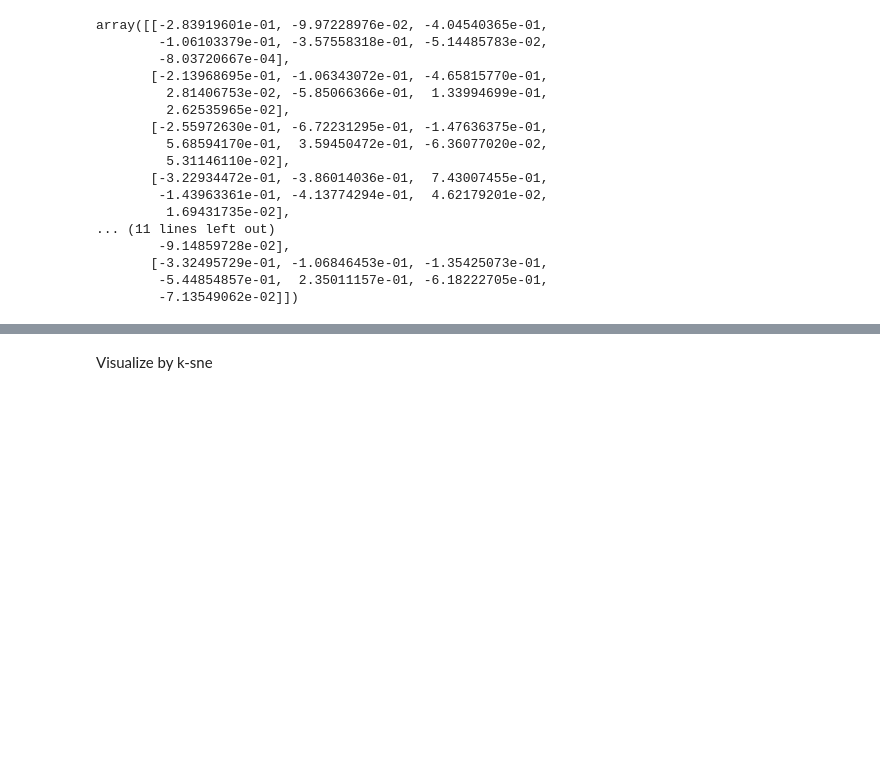
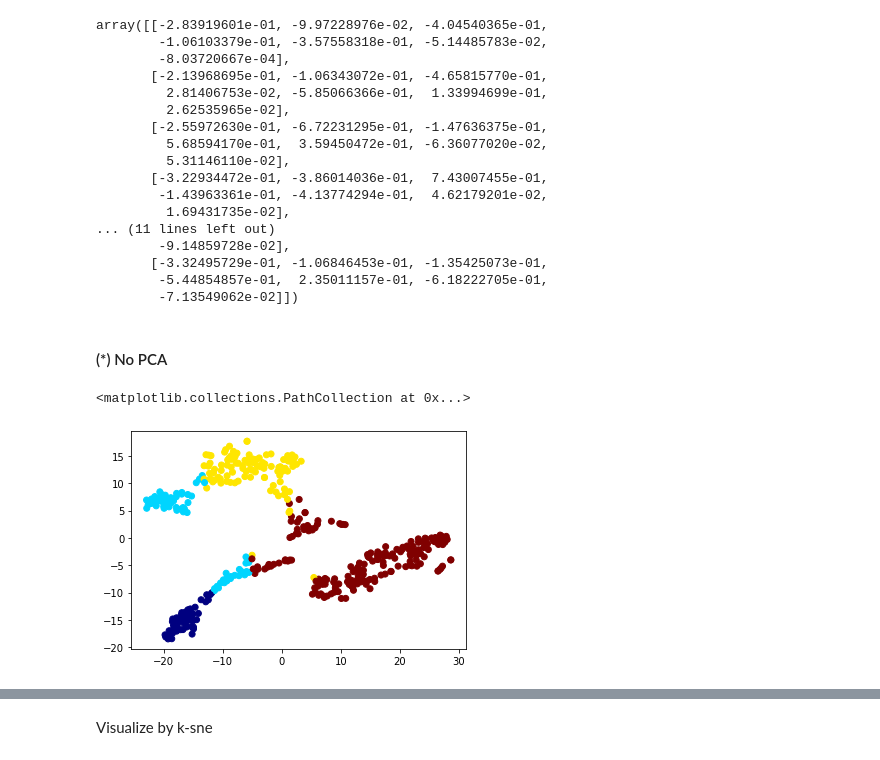
Before and after one commit to P-uyoung/X-Corps_Soil-detection, a Jupyter notebook: kmeans.ipynb, the cells around one changed output, grey strips where cells are left out. Drawn from its saved outputs; the diff is of its cells as text; code cells hidden in the pictures; blank space fills up the shorter version.

```diff
--- a/kmeans.ipynb
+++ b/kmeans.ipynb
@@ -281,3 +281,18 @@ array([[-2.83919601e-01, -9.97228976e-02, -4.04540365e-01,
 kmeans_7d = KMeans(n_clusters=k, random_state=42)
 y_pred_7d = kmeans_7d.fit_predict(X_pca_7d)
 # y_pred_3d
+# %% [markdown]
+#### (*) No PCA
+# %%
+# no PCA
+k=4
+kmeans = KMeans(n_clusters=k, random_state=42)
+y_pred = kmeans.fit_predict(X)
+
+tsne = TSNE(n_components=2, random_state=42)
+X_tsne = tsne.fit_transform(X)
+
+plt.scatter(X_tsne[:,0], X_tsne[:,1], c=y_pred, cmap="jet")
+# %% [output]
+<matplotlib.collections.PathCollection at 0x...>
+[figure, added]
```
Also changed, not shown: parts of 8 cells of this notebook, 2 other files.
